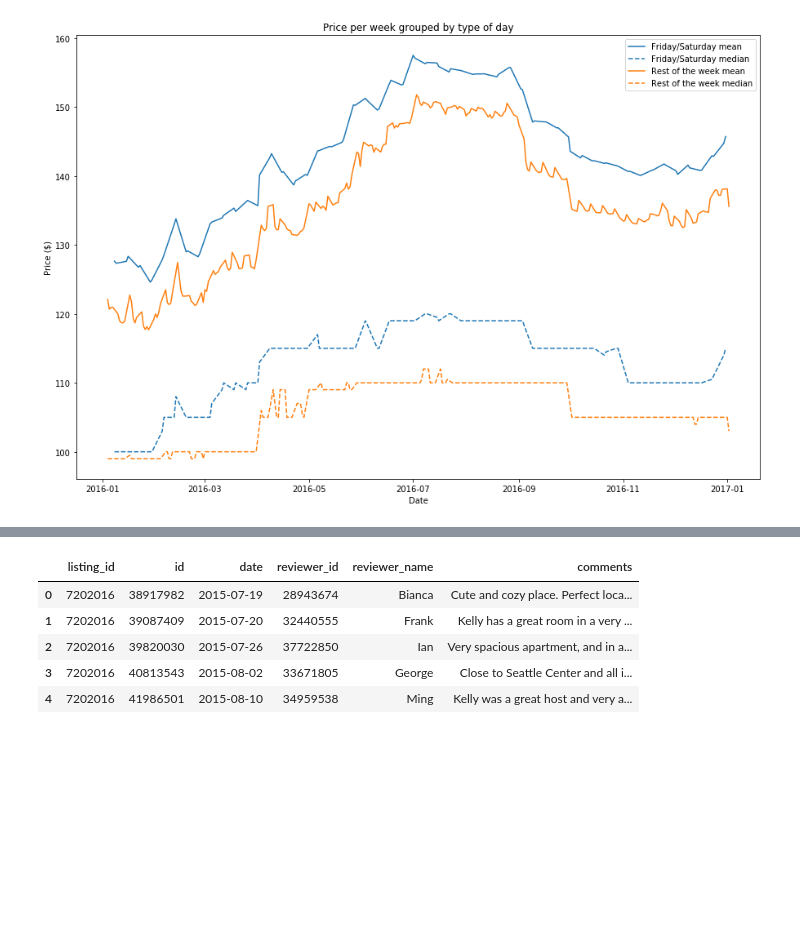
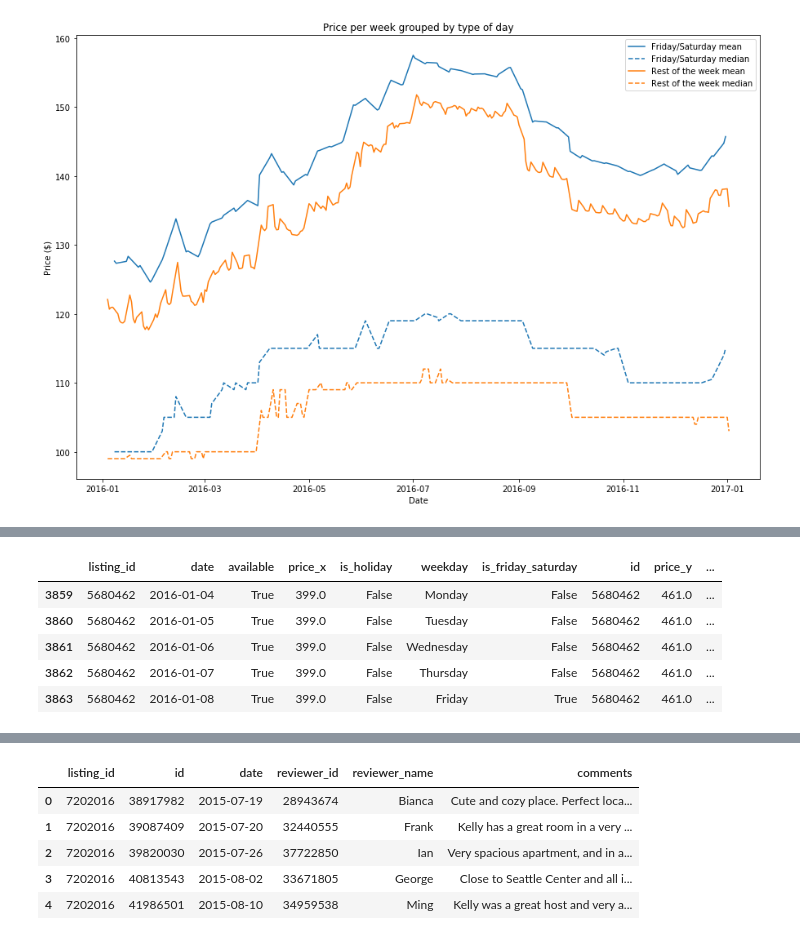
Before and after one commit to rubengura/SeattleAirBnBAnalysis, a Jupyter notebook: Udacity Data Science Nanodegree P1T2.ipynb, the cells around one changed output, grey strips where cells are left out. Cells and saved outputs as stored; diff of their text form; code cells hidden in the pictures; blank space fills up the shorter version.

```diff
--- a/Udacity Data Science Nanodegree P1T2.ipynb
+++ b/Udacity Data Science Nanodegree P1T2.ipynb
@@ -233,0 +204,2 @@ ml_data = pd.merge(calendar, listings_vars_to_merge, left_on='listing_id', right
+# %%
+ml_data = pd.merge(ml_data, list_reviews, left_on='listing_id', right_on='id')
@@ -234 +210,10 @@ ml_data = pd.merge(calendar, listings_vars_to_merge, left_on='listing_id', right
+# %%
+ml_data[ml_data['bathrooms']==3.5].head()
+# %% [output]
+|  | listing_id | date | available | price_x | is_holiday | weekday | is_friday_saturday | id | price_y | ... |
+| 3859 | 5680462 | 2016-01-04 | True | 399.0 | False | Monday | False | 5680462 | 461.0 | ... |
+| 3860 | 5680462 | 2016-01-05 | True | 399.0 | False | Tuesday | False | 5680462 | 461.0 | ... |
+| 3861 | 5680462 | 2016-01-06 | True | 399.0 | False | Wednesday | False | 5680462 | 461.0 | ... |
+| 3862 | 5680462 | 2016-01-07 | True | 399.0 | False | Thursday | False | 5680462 | 461.0 | ... |
+| 3863 | 5680462 | 2016-01-08 | True | 399.0 | False | Friday | True | 5680462 | 461.0 | ... |
 # %%
```
Also changed, not shown: parts of 20 cells of this notebook.
